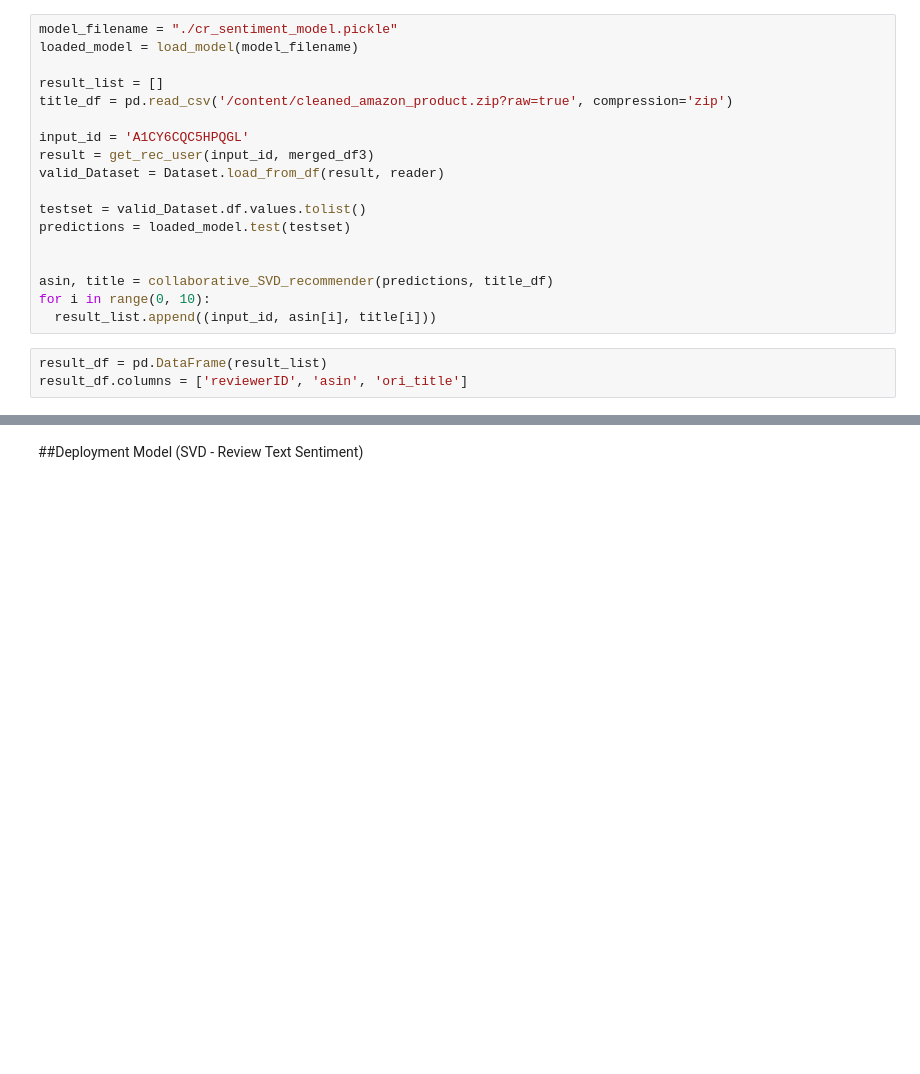
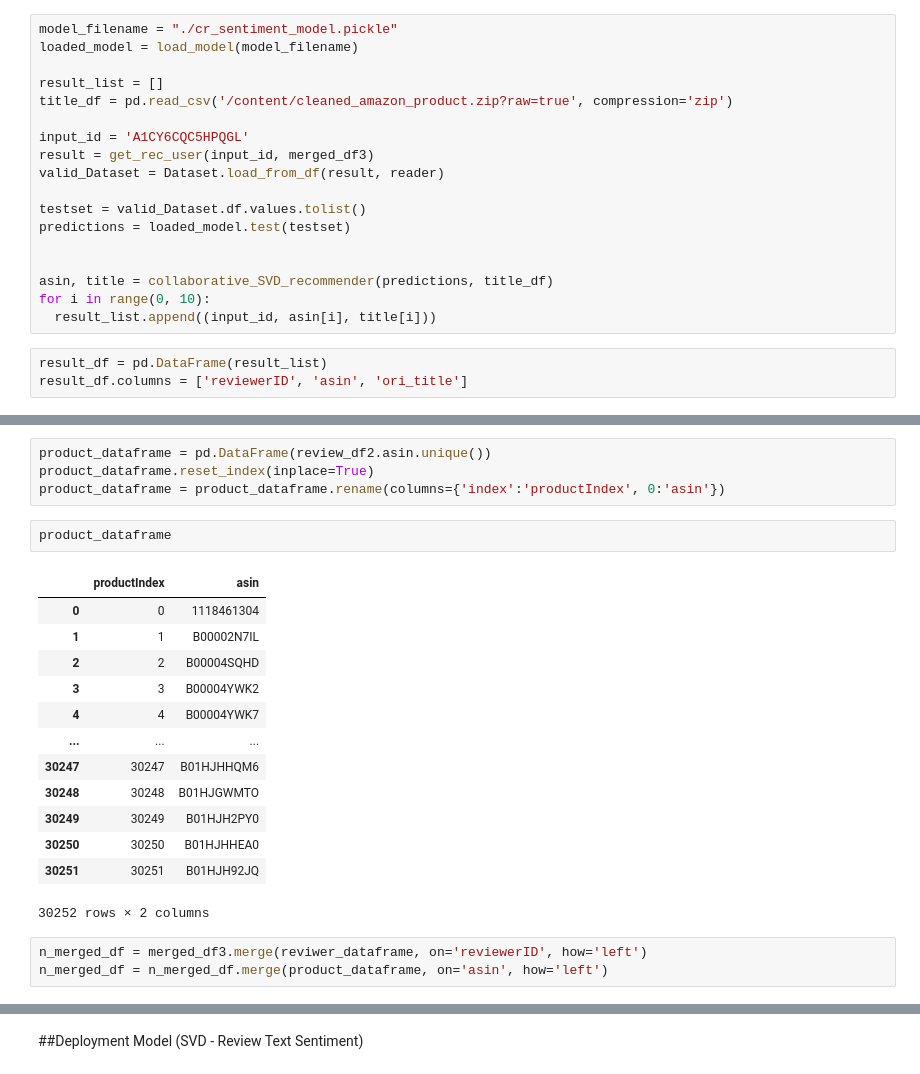
Before and after one commit to DATA-606-SPRING-2022/Jin_DATA606, a Jupyter notebook: ipynb/DATA606_Part2_CollaborativeRecommender.ipynb, the cells around one changed output, grey strips where cells are left out. Saved outputs shown, nothing was run; the diff lists cells and outputs as text; blank space fills up the shorter version.

```diff
--- a/ipynb/DATA606_Part2_CollaborativeRecommender.ipynb
+++ b/ipynb/DATA606_Part2_CollaborativeRecommender.ipynb
@@ -780,0 +816,23 @@ Collaborative Recommender Result for customer A1CY6CQC5HPQGL:
+# %%
+product_dataframe = pd.DataFrame(review_df2.asin.unique())
+product_dataframe.reset_index(inplace=True)
+product_dataframe = product_dataframe.rename(columns={'index':'productIndex', 0:'asin'})
+# %%
+product_dataframe
+# %% [output]
+|  | productIndex | asin |
+| 0 | 0 | 1118461304 |
+| 1 | 1 | B00002N7IL |
+| 2 | 2 | B00004SQHD |
+| 3 | 3 | B00004YWK2 |
+| 4 | 4 | B00004YWK7 |
+| ... | ... | ... |
+| 30247 | 30247 | B01HJHHQM6 |
+| 30248 | 30248 | B01HJGWMTO |
+| 30249 | 30249 | B01HJH2PY0 |
+| 30250 | 30250 | B01HJHHEA0 |
+| 30251 | 30251 | B01HJH92JQ |
+30252 rows × 2 columns
+# %%
+n_merged_df = merged_df3.merge(reviwer_dataframe, on='reviewerID', how='left')
+n_merged_df = n_merged_df.merge(product_dataframe, on='asin', how='left')
```
Also changed, not shown: parts of 17 cells of this notebook.
